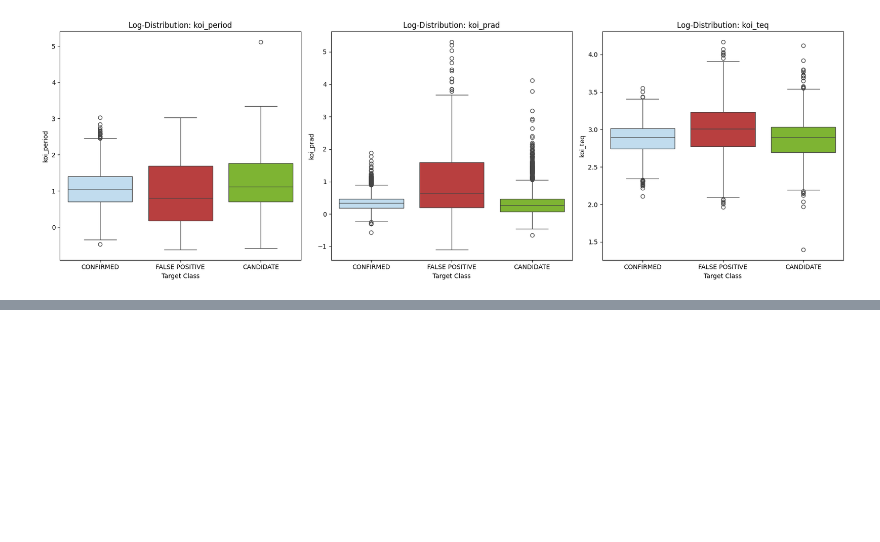
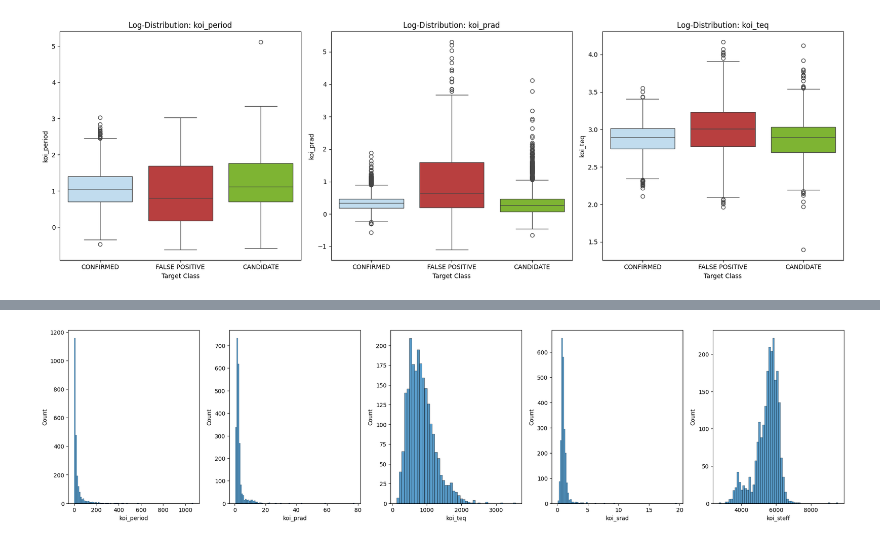
Before and after one commit to LeoStefa02/AppliedStatisticProject, a Jupyter notebook: AS_Project.ipynb, the cells around one changed output, grey strips where cells are left out. Cells and saved outputs as stored; diff of their text form; code cells hidden in the pictures; blank space fills up the shorter version.

```diff
--- a/AS_Project.ipynb
+++ b/AS_Project.ipynb
@@ -583,0 +602,16 @@ plt.show()
+# %%
+features = ['koi_period', 'koi_prad', 'koi_teq', 'koi_srad', 'koi_steff']
+exoplanets = df[df['koi_disposition'] == 'CONFIRMED']
+empty_cols = ['koi_teq_err1', 'koi_teq_err2']
+exoplanets = exoplanets.drop(columns=[c for c in empty_cols])
+exoplanets = exoplanets.dropna() # we drop like 50 observations over 2000, I don't want to deal with nans
+# %%
+fig, axs = plt.subplots(1, 5, figsize = (20, 5))
+axs = axs.flatten()
+for i, f in enumerate(features):
+    sns.histplot(exoplanets[f], ax = axs[i])
+
+plt.tight_layout()
+plt.show()
+# %% [output]
+[figure, added]
```
Also changed, not shown: parts of 14 cells of this notebook.
